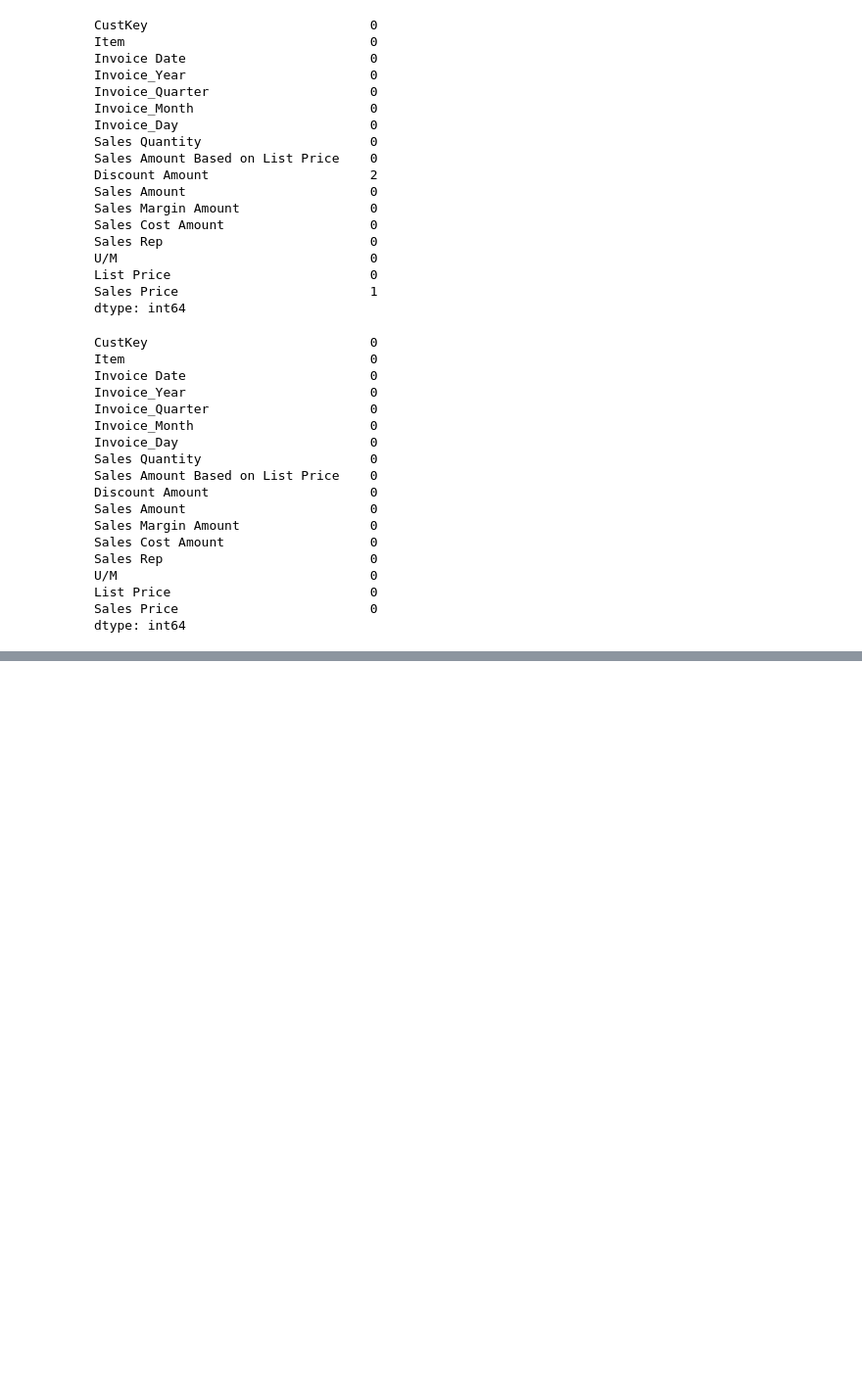
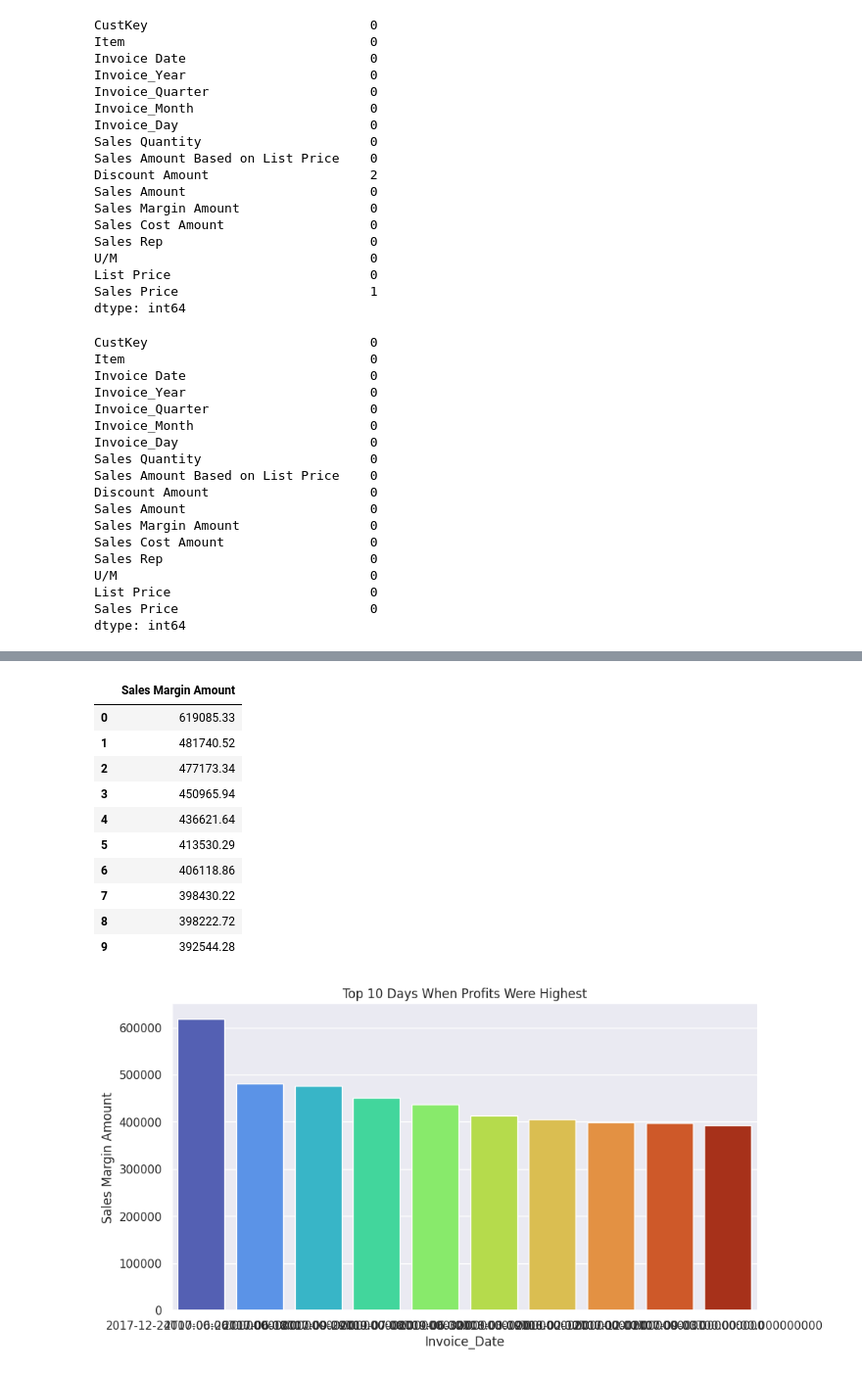
Before and after one commit to SachinYallapurkar/AMAZON-SALES-DATA-ANALYSIS, a Jupyter notebook: Amazon_Sales_Data_Analysis.ipynb, the cells around one changed output, grey strips where cells are left out. Shown at 98% size. Drawn from its saved outputs; the diff is of its cells as text; code cells hidden in the pictures; blank space fills up the shorter version.

```diff
--- a/Amazon_Sales_Data_Analysis.ipynb
+++ b/Amazon_Sales_Data_Analysis.ipynb
@@ -236,0 +279,17 @@ sns.heatmap(Final_Data.corr(method='pearson'), annot=True,vmin=-1, vmax=1, cmap=
+# %%
+sns.catplot(y = 'Sales Margin Amount', x = 'Invoice_Date', data = top10profits, aspect = 2,palette='turbo',kind="bar")
+plt.title('Top 10 Days When Profits Were Highest')
+top10profits[['Sales Margin Amount']]
+# %% [output]
+|  | Sales Margin Amount |
+| 0 | 619085.33 |
+| 1 | 481740.52 |
+| 2 | 477173.34 |
+| 3 | 450965.94 |
+| 4 | 436621.64 |
+| 5 | 413530.29 |
+| 6 | 406118.86 |
+| 7 | 398430.22 |
+| 8 | 398222.72 |
+| 9 | 392544.28 |
+[figure, added]
```
Also changed, not shown: parts of 18 cells of this notebook.
